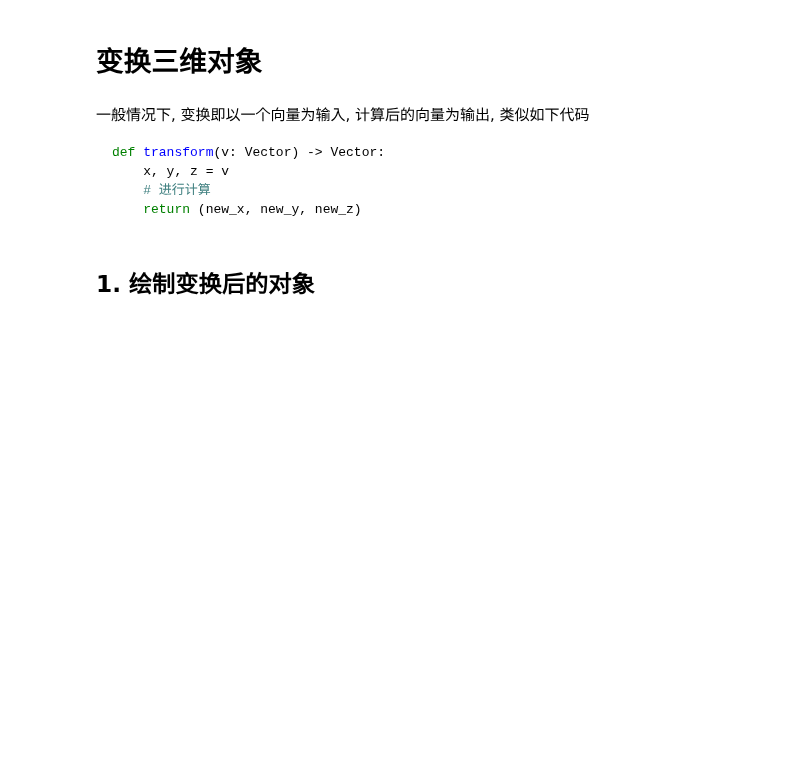
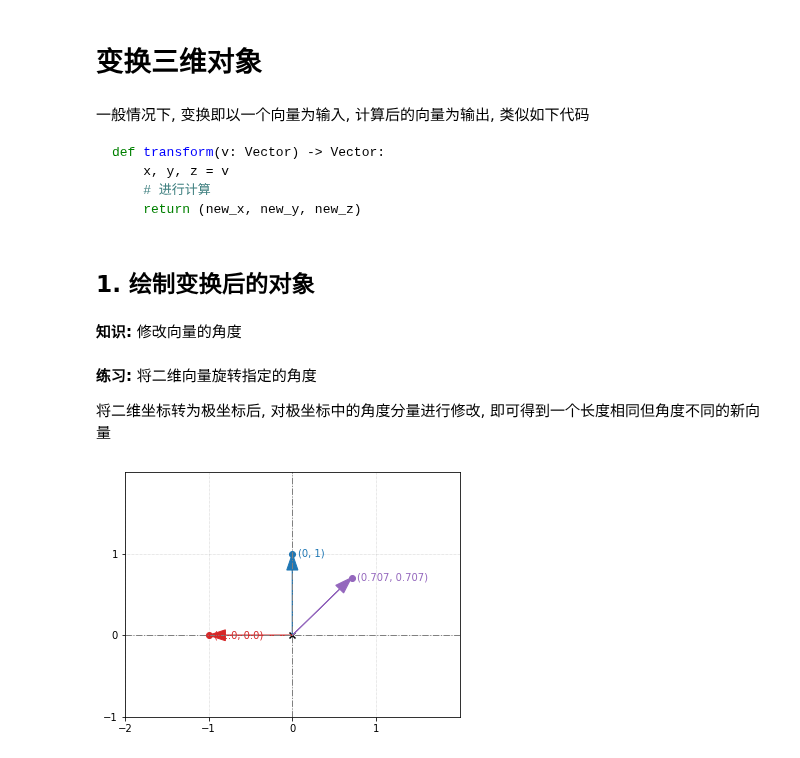
Before and after one commit to alvin-qh/study-python, a Jupyter notebook: math/notebooks/trans3d/transform3d.ipynb, the cells around one changed output. Saved outputs shown, nothing was run; the diff lists cells and outputs as text; code cells hidden in the pictures; blank space fills up the shorter version.

Commit message:
draw 3d pot

````diff
--- a/math/notebooks/trans3d/transform3d.ipynb
+++ b/math/notebooks/trans3d/transform3d.ipynb
@@ -22,3 +29,30 @@ def transform(v: Vector) -> Vector:
 ```
 # %% [markdown]
 ## 1. 绘制变换后的对象
+# %% [markdown]
+**知识:** 修改向量的角度
+# %% [markdown]
+**练习:** 将二维向量旋转指定的角度
+
+将二维坐标转为极坐标后, 对极坐标中的角度分量进行修改, 即可得到一个长度相同但角度不同的新向量
+# %%
+# 定义二维坐标
+v = (0, 1)
+
+# 向左旋转 90°
+v_new1 = rotate2d(pi / 2, v)
+# 向右旋转 45°
+v_new2 = rotate2d(-(pi / 4), v)
+
+# 绘制图形
+draw2d(
+    Points2D(v, color=Color.blue),
+    Arrow2D(v, color=Color.blue),
+    Points2D(v_new1, color=Color.red),
+    Arrow2D(v_new1, color=Color.red),
+    Points2D(v_new2, color=Color.purple),
+    Arrow2D(v_new2, color=Color.purple),
+    grid=(1, 1),
+)
+# %% [output]
+[figure, added]
````
Also changed, not shown: parts of 5 cells of this notebook, 6 other files.
